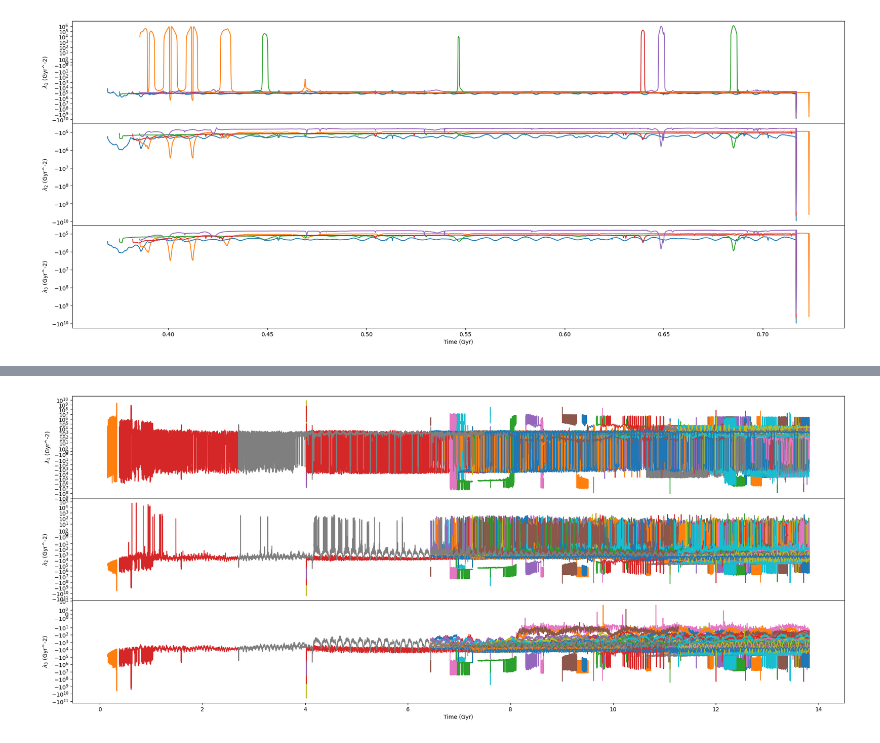
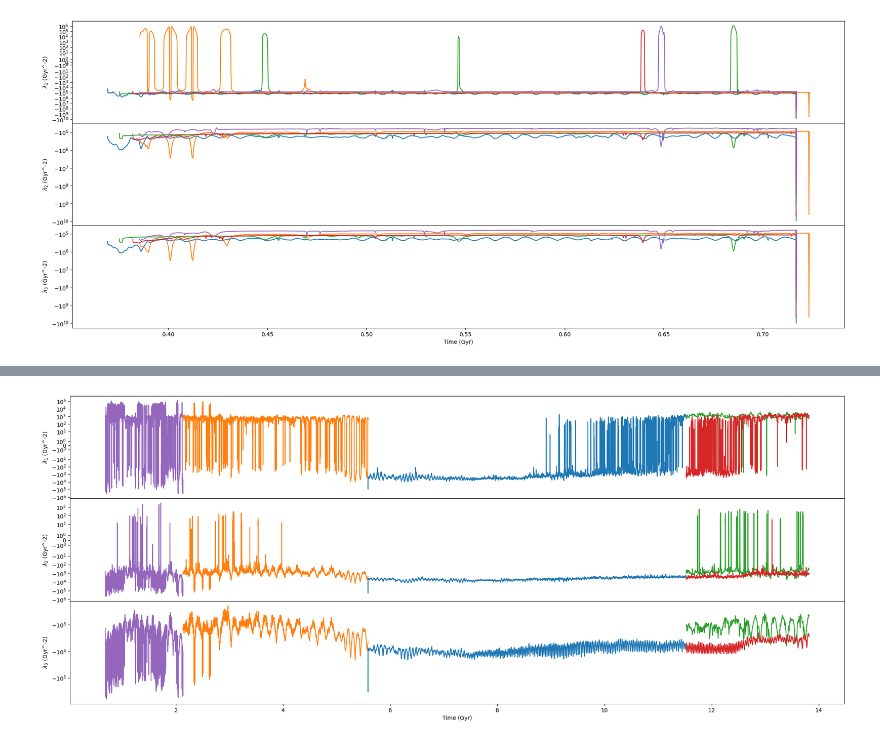
Before and after one commit to pablocoque/post_process_routines, a Jupyter notebook: tidal_heating.ipynb, the cells around one changed output, grey strips where cells are left out. Cells and saved outputs as stored; diff of their text form; code cells hidden in the pictures.

```diff
--- a/tidal_heating.ipynb
+++ b/tidal_heating.ipynb
@@ -131,5 +131,13 @@ plt.tight_layout()
-# %%
-sort_mass = np.argsort(init_mass)
-init_mass = init_mass[sort_mass]
-time_gyr = time_gyr[sort_mass]
-tensor_eigenvalues = tensor_eigenvalues[sort_mass]
+# %%
+unique, counts = np.unique(init_mass, return_counts=True)
+idx = np.argsort(counts)
+# %%
+mass = unique[idx[-1]]
+mask = init_mass == mass
+time_gyr_unique = time_gyr[mask]
+tensor_gyr_2_unique = tensor_eigenvalues[mask]
+# %%
+fig, ax = plt.subplots(1,1, figsize=(30,10))
+for i in range(tensor_gyr_2_unique.shape[1]):
+  ax.plot(time_gyr_unique[np.argsort(time_gyr_unique)], tensor_gyr_2_unique[:,i][np.argsort(time_gyr_unique)])
+ax.set(xlabel='Time [Gyr]', ylabel=r'$T_{ij}$ eigenvalues [Gyr$^{-2}$]', yscale='symlog')
@@ -136,44 +149,18 @@ tensor_eigenvalues = tensor_eigenvalues[sort_mass]
 # %%
-# Plot
 fig, ax = plt.subplots(3, 1, sharex=True, figsize=(25, 10))
-mass = init_mass[0]
-time_plot = []
-tensor_eig1_plot = []
-tensor_eig2_plot = []
-tensor_eig3_plot = []
-for i, newmass in enumerate(init_mass):
-    if newmass == mass:
-        time_plot.append(time_gyr[i])
-        tensor_eig1_plot.append(tensor_eigenvalues[i,0])
-        tensor_eig2_plot.append(tensor_eigenvalues[i,1])
-        tensor_eig3_plot.append(tensor_eigenvalues[i,2])
-    else:
-        # if(len(time_plot) > 52):
-        time_plot = np.array(time_plot)
-        tensor_eig1_plot = np.array(tensor_eig1_plot)
-        tensor_eig2_plot = np.array(tensor_eig2_plot)
-        tensor_eig3_plot = np.array(tensor_eig3_plot)
-        ax[0].plot(time_plot[np.argsort(time_plot)], tensor_eig1_plot[np.argsort(time_plot)])
-        ax[1].plot(time_plot[np.argsort(time_plot)], tensor_eig2_plot[np.argsort(time_plot)])
-        ax[2].plot(time_plot[np.argsort(time_plot)], tensor_eig3_plot[np.argsort(time_plot)])
-        mass = newmass
-        time_plot = []
-        tensor_eig1_plot = []
-        tensor_eig2_plot = []
-        tensor_eig3_plot = []
+for i in range(5):
+    mass = unique[idx[-1-i]]
+    mask = init_mass == mass
+    time_gyr_unique = time_gyr[mask]
+    tensor_gyr_2_unique = tensor_eigenvalues[mask]
+    ax[0].plot(time_gyr_unique[np.argsort(time_gyr_unique)], tensor_gyr_2_unique[:,0][np.argsort(time_gyr_unique)])
+    ax[1].plot(time_gyr_unique[np.argsort(time_gyr_unique)], tensor_gyr_2_unique[:,1][np.argsort(time_gyr_unique)])
+    ax[2].plot(time_gyr_unique[np.argsort(time_gyr_unique)], tensor_gyr_2_unique[:,2][np.argsort(time_gyr_unique)])
 
-time_plot = np.array(time_plot)
-tensor_eig1_plot = np.array(tensor_eig1_plot)
-tensor_eig2_plot = np.array(tensor_eig2_plot)
-tensor_eig3_plot = np.array(tensor_eig3_plot)
-ax[0].plot(time_plot[np.argsort(time_plot)], tensor_eig1_plot[np.argsort(time_plot)])
-ax[1].plot(time_plot[np.argsort(time_plot)], tensor_eig2_plot[np.argsort(time_plot)])
-ax[2].plot(time_plot[np.argsort(time_plot)], tensor_eig3_plot[np.argsort(time_plot)])
-
+ax[2].set(xlabel='Time (Gyr)')
 ax[0].set(ylabel= r'$\lambda_1$ (Gyr^-2)',yscale='symlog')
 ax[1].set(ylabel= r'$\lambda_2$ (Gyr^-2)',yscale='symlog')
 ax[2].set(ylabel= r'$\lambda_3$ (Gyr^-2)',yscale='symlog')
-ax[2].set(xlabel='Time (Gyr)')
 plt.subplots_adjust(hspace=0)
 # %% [output]
-[figure, old version]
+[figure, new version]
```
Also changed, not shown: parts of 3 cells of this notebook, 4 other files.
